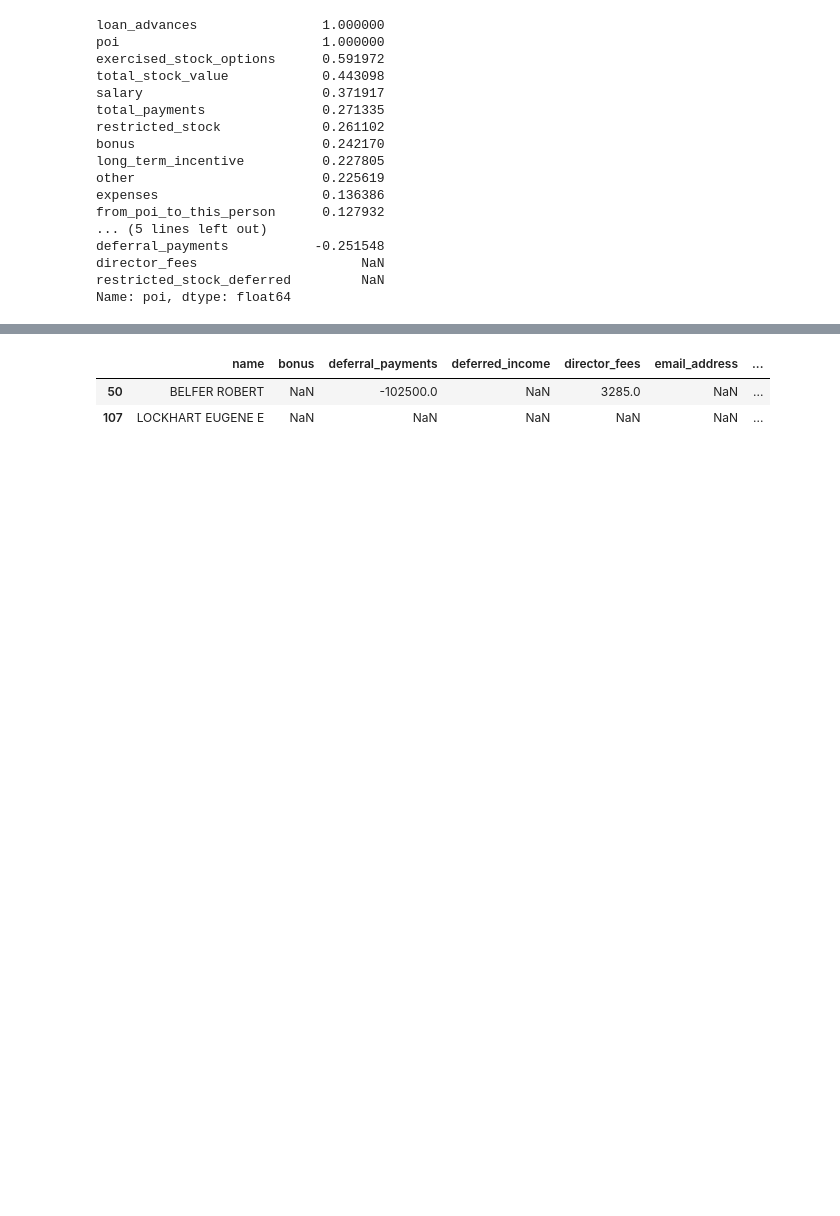
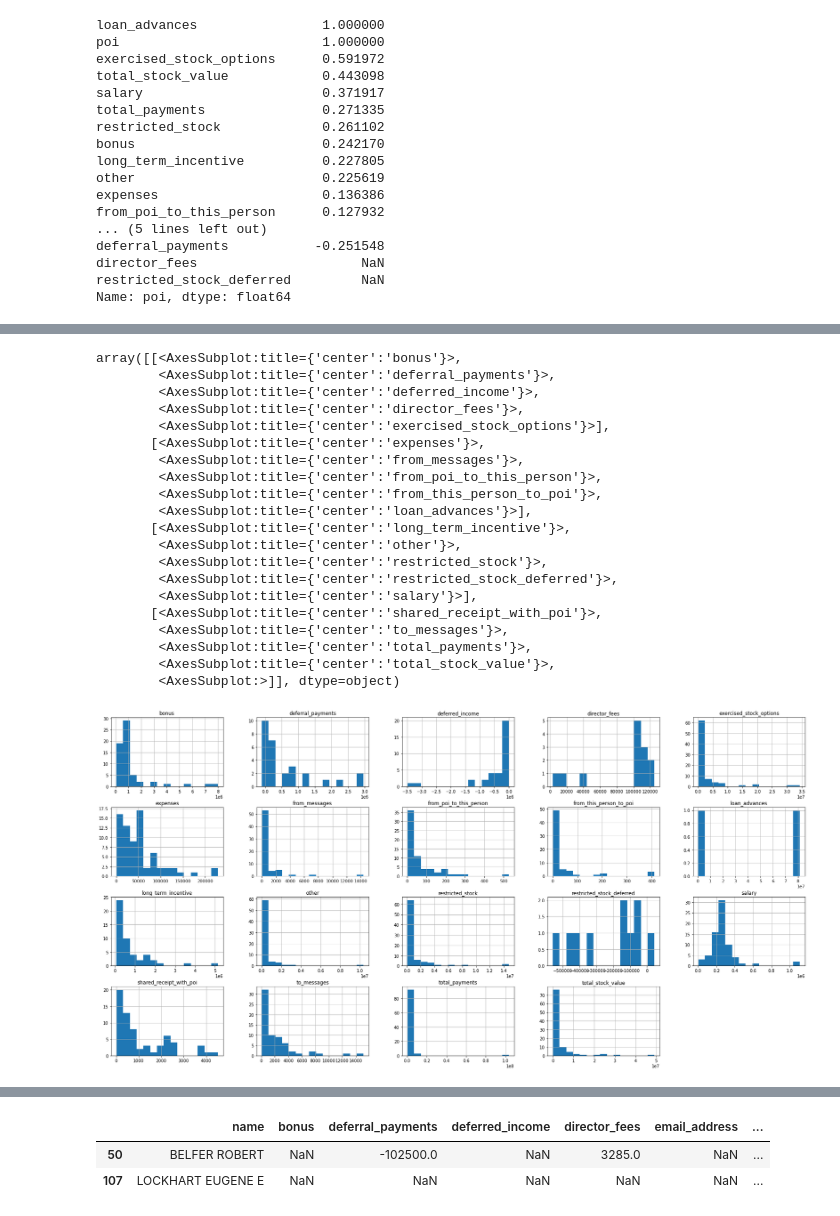
Before and after one commit to Hsu-Hui/ML100Days, a Jupyter notebook: HomeWork/Day_051_Mid-term.ipynb, the cells around one changed output, grey strips where cells are left out. Saved outputs shown, nothing was run; the diff lists cells and outputs as text; code cells hidden in the pictures; blank space fills up the shorter version.

```diff
--- a/HomeWork/Day_051_Mid-term.ipynb
+++ b/HomeWork/Day_051_Mid-term.ipynb
@@ -76,0 +111,6 @@ Name: poi, dtype: float64
+# %%
+num_feature = []
+for feature in df_train:
+    if df_train[feature].dtype == 'float64' :
+        num_feature.append(feature)
+num_feature
@@ -76,0 +137,25 @@ Name: poi, dtype: float64
+# %%
+# 各資料欄位視覺化
+df_train[num_feature].hist(bins = 15, figsize=(30,15), layout=(4,5))
+# %% [output]
+array([[<AxesSubplot:title={'center':'bonus'}>,
+        <AxesSubplot:title={'center':'deferral_payments'}>,
+        <AxesSubplot:title={'center':'deferred_income'}>,
+        <AxesSubplot:title={'center':'director_fees'}>,
+        <AxesSubplot:title={'center':'exercised_stock_options'}>],
+       [<AxesSubplot:title={'center':'expenses'}>,
+        <AxesSubplot:title={'center':'from_messages'}>,
+        <AxesSubplot:title={'center':'from_poi_to_this_person'}>,
+        <AxesSubplot:title={'center':'from_this_person_to_poi'}>,
+        <AxesSubplot:title={'center':'loan_advances'}>],
+       [<AxesSubplot:title={'center':'long_term_incentive'}>,
+        <AxesSubplot:title={'center':'other'}>,
+        <AxesSubplot:title={'center':'restricted_stock'}>,
+        <AxesSubplot:title={'center':'restricted_stock_deferred'}>,
+        <AxesSubplot:title={'center':'salary'}>],
+       [<AxesSubplot:title={'center':'shared_receipt_with_poi'}>,
+        <AxesSubplot:title={'center':'to_messages'}>,
+        <AxesSubplot:title={'center':'total_payments'}>,
+        <AxesSubplot:title={'center':'total_stock_value'}>,
+        <AxesSubplot:>]], dtype=object)
+[figure, added]
```
Also changed, not shown: parts of 4 cells of this notebook, 2 other files.
